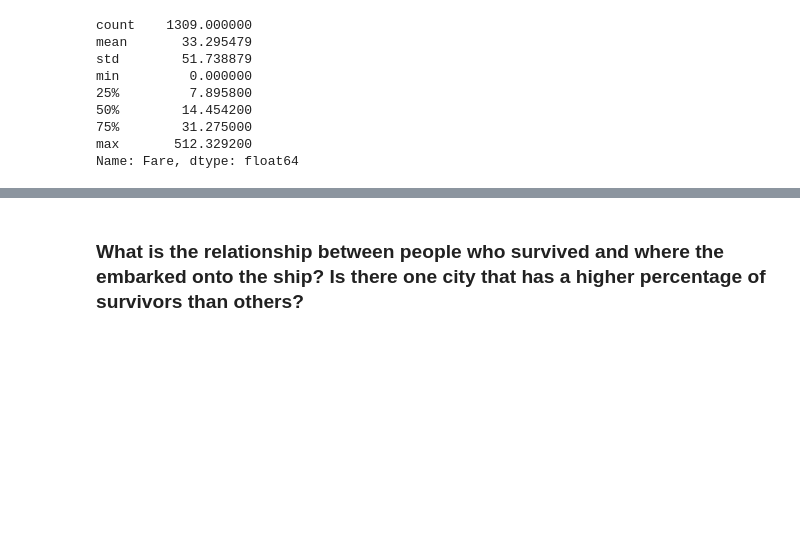
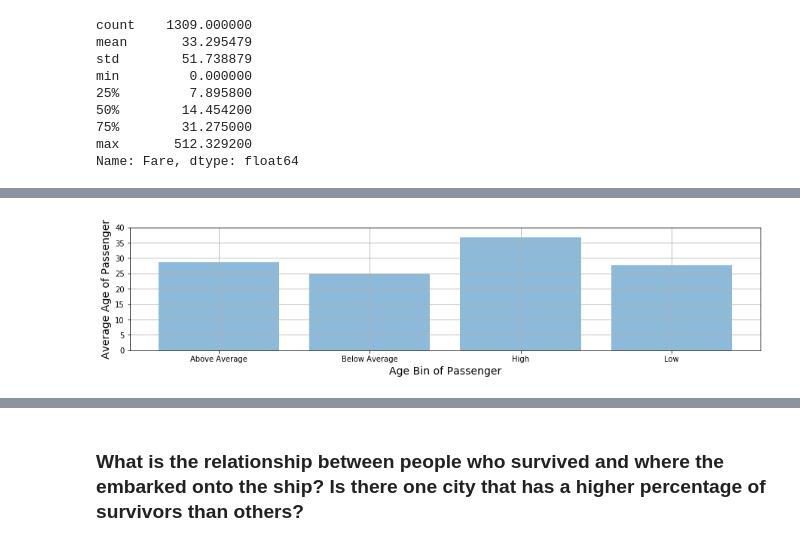
Before and after one commit to grantaguinaldo/kaggle-titanic, a Jupyter notebook: Titanic Analysis .ipynb, the cells around one changed output, grey strips where cells are left out. Cells and saved outputs as stored; diff of their text form; code cells hidden in the pictures; blank space fills up the shorter version.

```diff
--- a/Titanic Analysis .ipynb
+++ b/Titanic Analysis .ipynb
@@ -193,0 +212,4 @@ df.head()
+# %%
+df_cherbourg = df[df['Embarked'] == 'Cherbourg']
+df_cherbourg_gb = df_cherbourg[['Age', 'FareCategories']].groupby(['FareCategories'], as_index=False).mean()
+df_cherbourg_gb
@@ -194,2 +222,12 @@ df.head()
+# %%
+plt.figure(figsize=(15,3))
+plt.bar(df_cherbourg_gb['FareCategories'], df_cherbourg_gb['Age'], alpha = 0.5)
+plt.ylabel('Average Age of Passenger', fontsize = 14)
+plt.xlabel('Age Bin of Passenger', fontsize = 14)
+plt.ylim(0, 40, 5)
+plt.grid(True)
+plt.show()
+# %% [output]
+[figure, added]
 # %%
 df['Age'].describe()
```
Also changed, not shown: parts of 26 cells of this notebook.
